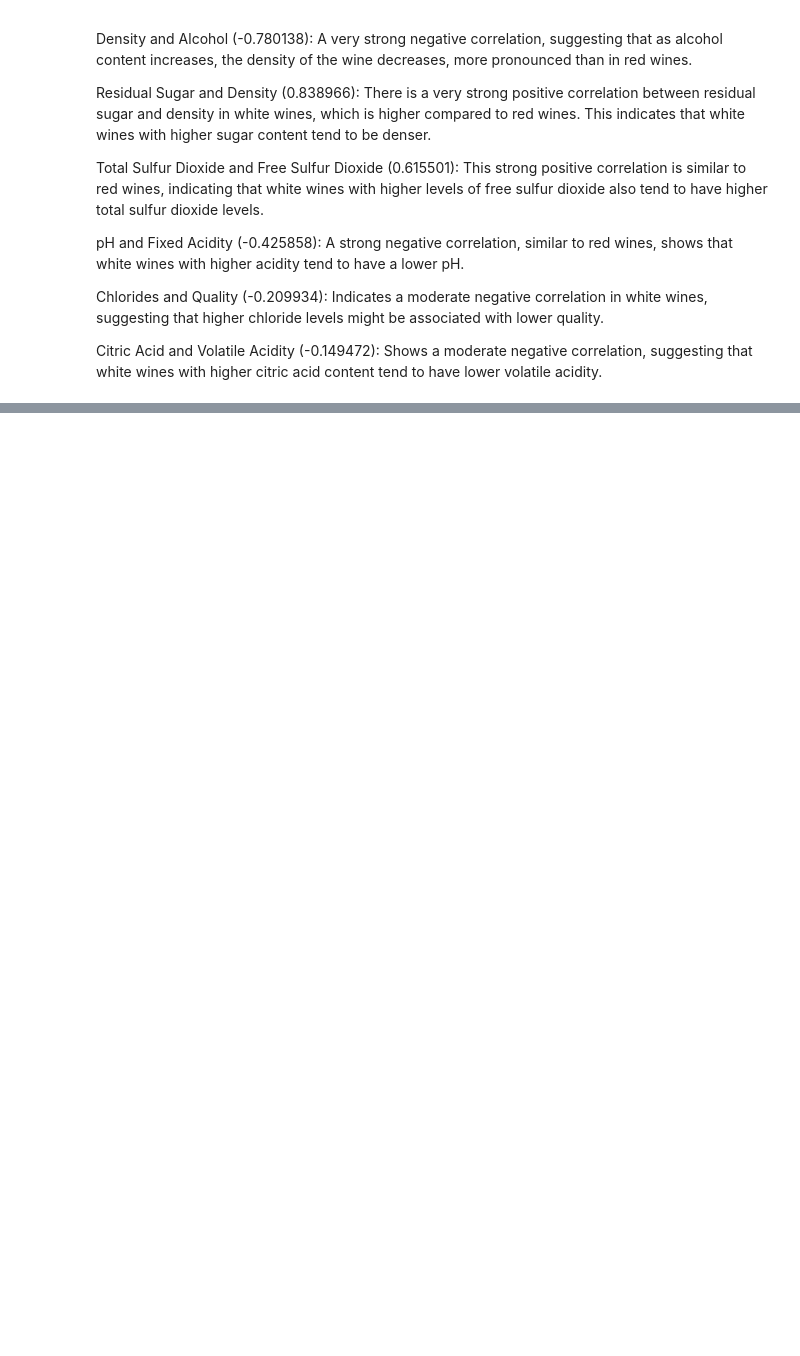
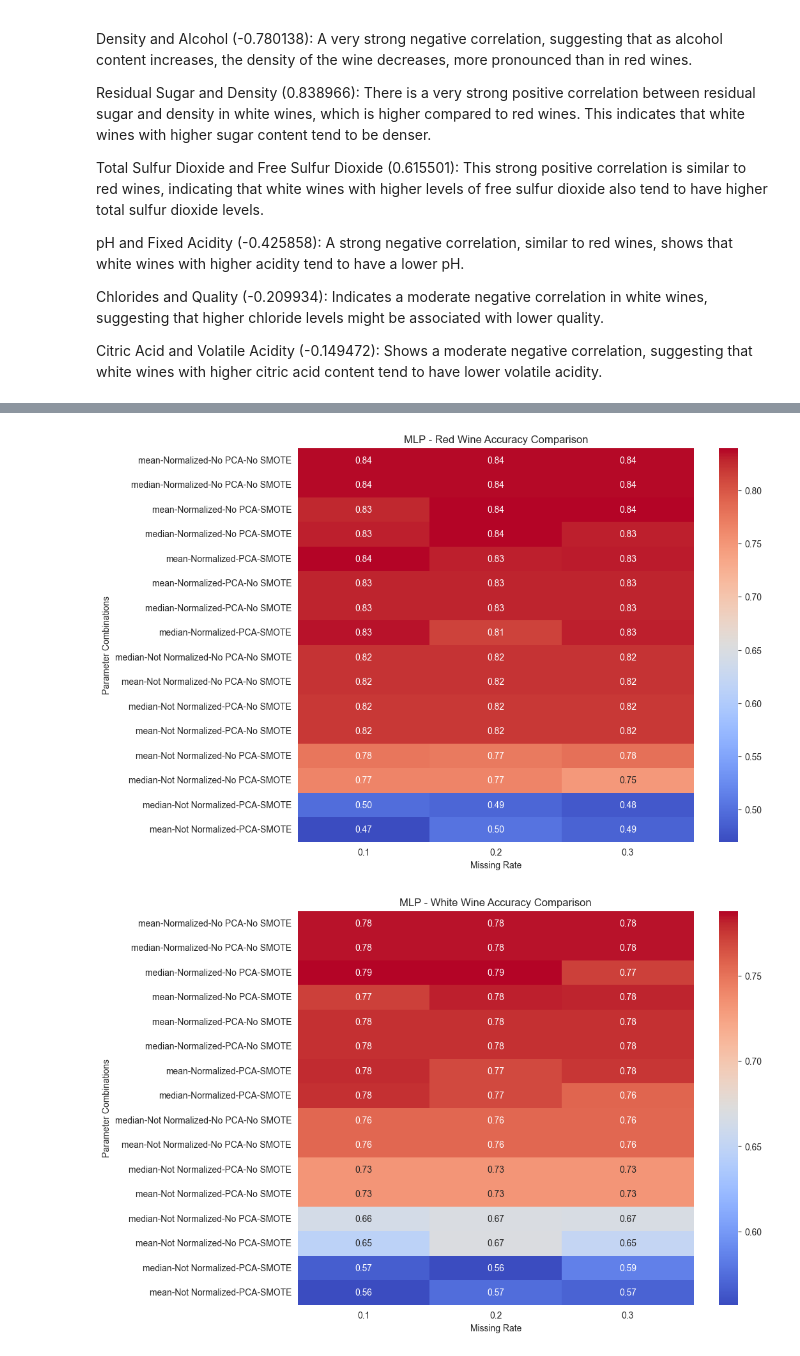
Before and after one commit to karolkadlubowski/MLWineClassifierComparision, a Jupyter notebook: notebooks/wine_notebook.ipynb, the cells around one changed output, grey strips where cells are left out. Cells and saved outputs as stored; diff of their text form; code cells hidden in the pictures; blank space fills up the shorter version.

Commit message:
Finished phase of modelling, next step, comments to the code

```diff
--- a/notebooks/wine_notebook.ipynb
+++ b/notebooks/wine_notebook.ipynb
@@ -524,0 +411,9 @@ Red Wine - Missing: 0.1, Impute: median, Normalize: True, Reduce: True
+# %%
+# MLP
+results_red, results_white = run_experiments_for_model('mlp')
+# %%
+create_visualization_from_results(results_red,"MLP")
+create_visualization_from_results(results_white,"MLP")
+# %% [output]
+[figure, added]
+[figure, added]
```
Also changed, not shown: parts of 20 cells of this notebook.
